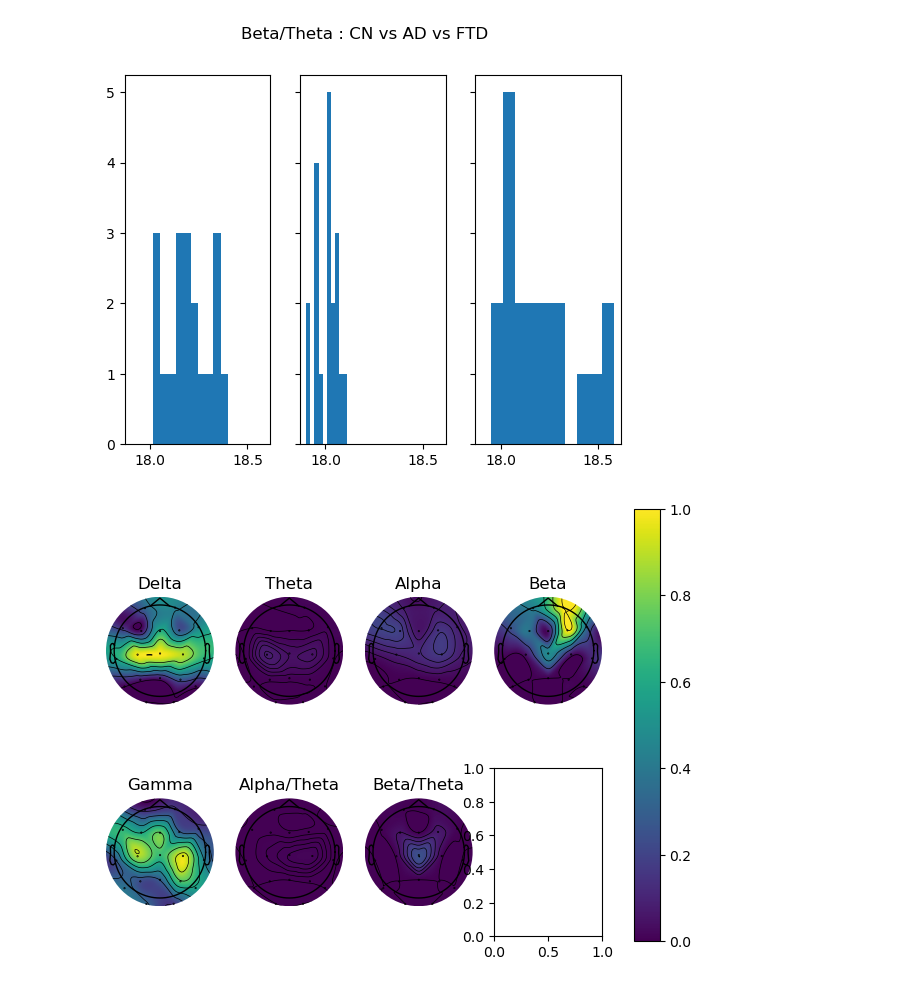
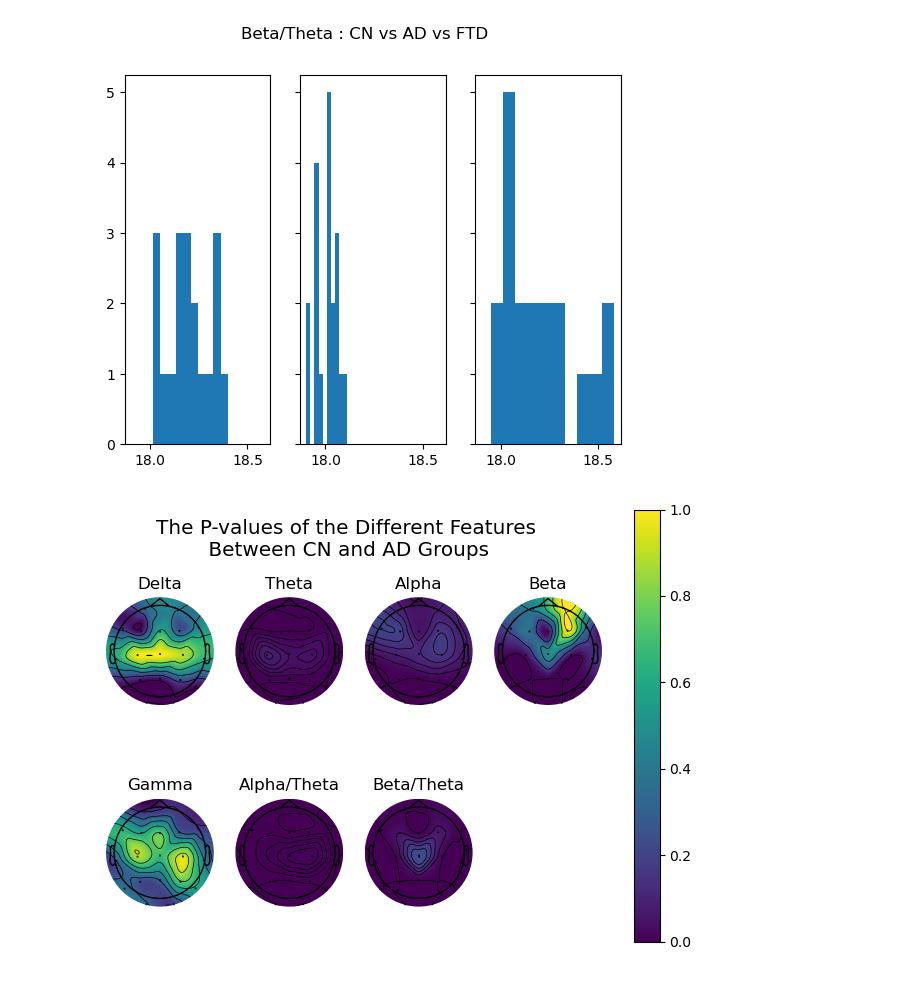
Before and after one commit to walihas/walihas, a Jupyter notebook: AD_PROJECT.ipynb, the cells around one changed output. Cells and saved outputs as stored; diff of their text form; code cells hidden in the pictures.

```diff
--- a/AD_PROJECT.ipynb
+++ b/AD_PROJECT.ipynb
@@ -28,7 +28,7 @@ for x in range(1,89):
     else:
         input_file_address_processed = '/Users/alizahasan/addata/derivatives/sub-0' + str(x) + '/eeg/sub-0' + str(x) + '_task-eyesclosed_eeg.set'
 
-    raw_subj_data_filt = mne.io.read_raw_eeglab(input_file_address_processed)
+    raw_subj_data_filt = mne.io.read_raw_eeglab(input_file_address_processed, preload=True)
     data_subj_filt = raw_subj_data_filt.get_data()
     time_window = 2 #6
     freqs, powers = compute_spectrum(data_subj_filt, raw_subj_data_filt.info['sfreq'], method='welch', avg_type='median', nperseg=raw_subj_data_filt.info['sfreq']*time_window)
@@ -196,32 +196,32 @@ beta_theta_stat, beta_theta_p = mannwhitneyu(Powers_All[0:36, 114:133], Powers_A
 # %%
 from matplotlib import cm, colors
 import matplotlib.pyplot as plt  # Need to import plt for creating subplots
 
 vlim=[0,1]
 fig, axs = plt.subplots(nrows = 2, ncols=4)
 i=0
 p_vals = [delta_p, theta_p, alpha_p, beta_p, gamma_p, alpha_theta_p, beta_theta_p]
 band_names = ['Delta', 'Theta', 'Alpha', 'Beta', 'Gamma', 'Alpha/Theta', 'Beta/Theta']
 x=0
 for i in range(2):
     for j in range(4):
         if (x<7):
             im, cm  = mne.viz.plot_topomap(p_vals[x], raw_subj_data_filt.info, axes=axs[i][j],show=False,vlim=vlim,cmap='viridis')
             axs[i][j].set_title(band_names[x])
         x+=1
 # manually fiddle the position of colorbar
 ax_x_start = 0.95
 ax_x_width = 0.04
 ax_y_start = 0.1
 ax_y_height = 0.9
 cbar_ax = fig.add_axes([ax_x_start, ax_y_start, ax_x_width, ax_y_height])
 sm = plt.cm.ScalarMappable(cmap='viridis', norm=colors.Normalize(vmin=vlim[0], vmax=vlim[1]))
 clb = fig.colorbar(sm, cax=cbar_ax, cmap='viridis')
+axs[1][3].remove()
+fig.suptitle('The P-values of the Different Features\n Between CN and AD Groups', size='x-large')
 plt.show()
-
-fig.savefig('p_value')
 # %% [output]
-[figure, old version]
+[figure, new version]
 # %%
 The rest of the topomaps
 # %%
```
Also changed, not shown: parts of 9 cells of this notebook.
